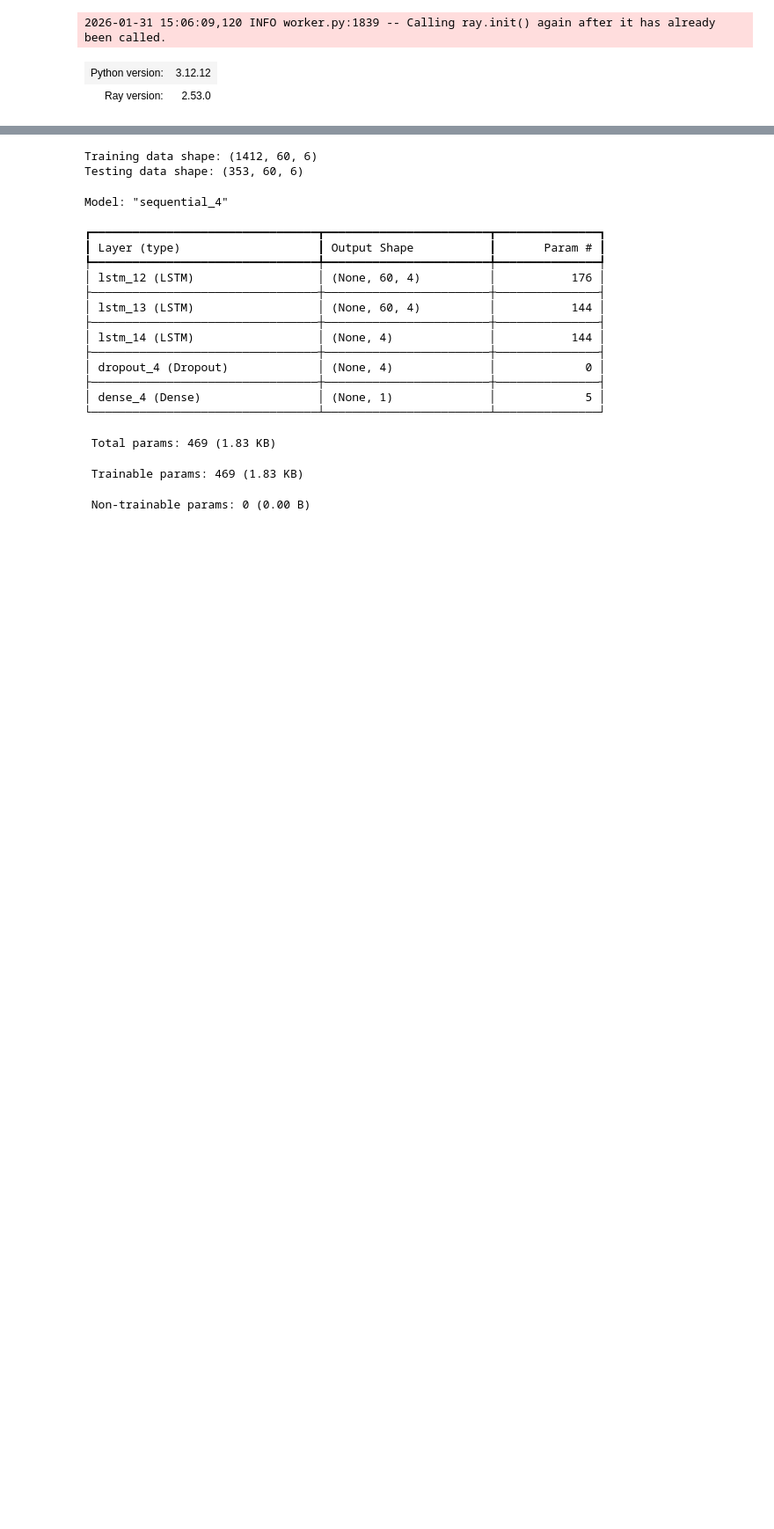
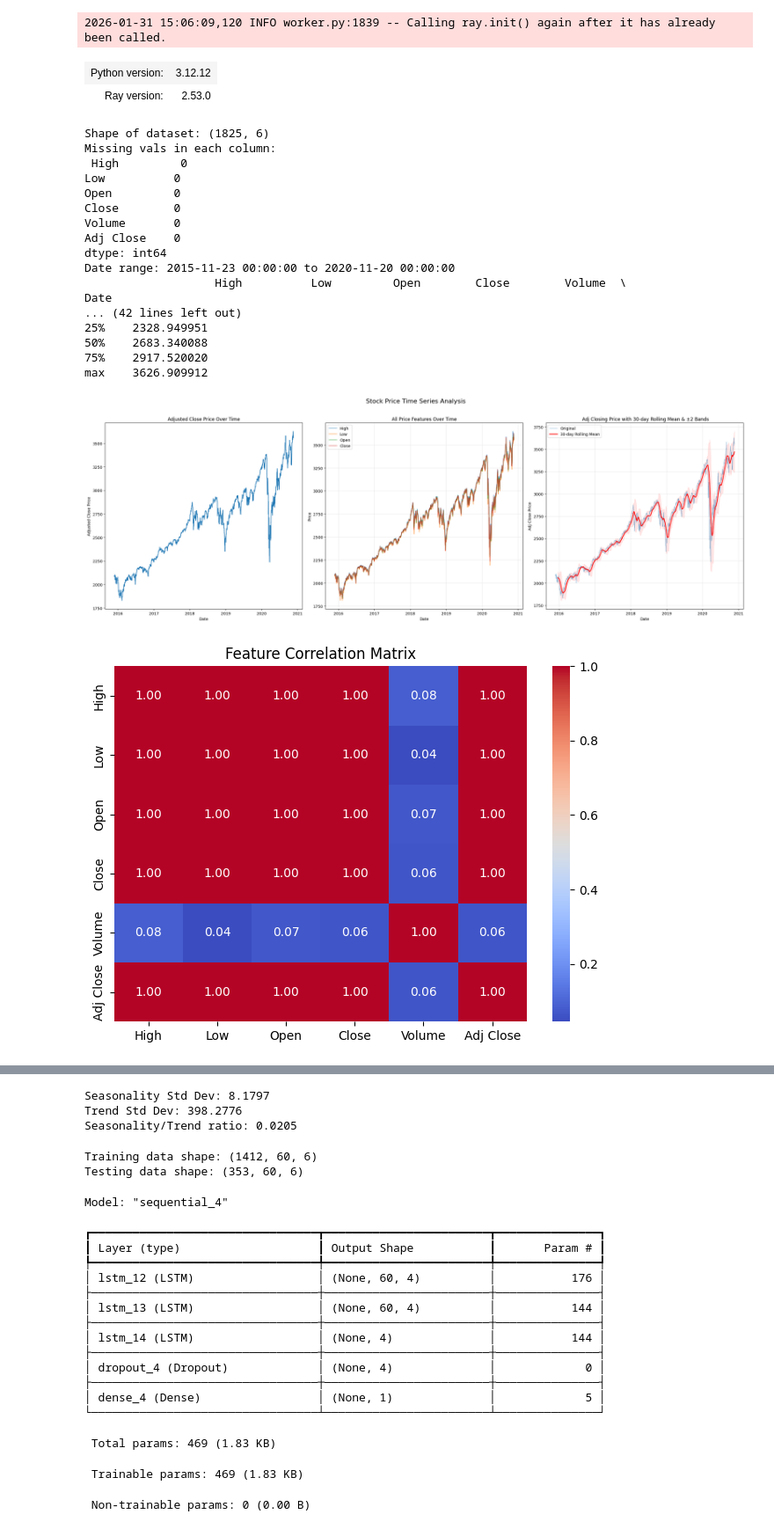
Before and after one commit to jeffmoe/CST_605_Week3, a Jupyter notebook: Week3.ipynb, the cells around one changed output, grey strips where cells are left out. Shown at 88% size. Saved outputs shown, nothing was run; the diff lists cells and outputs as text; code cells hidden in the pictures; blank space fills up the shorter version.

Commit message:
Added explore data function to understand it better before feeding it into the LSTM model

```diff
--- a/Week3.ipynb
+++ b/Week3.ipynb
@@ -132,3 +225,25 @@ ray.init(ignore_reinit_error=True)
 | Ray version: | 2.53.0 |
 # %%
 stocks_df = load_data('yahoo_stock.csv')
+# %%
+explore_data(stocks_df)
+# %% [output]
+Shape of dataset: (1825, 6)
+Missing vals in each column:
+ High         0
+Low          0
+Open         0
+Close        0
+Volume       0
+Adj Close    0
+dtype: int64
+Date range: 2015-11-23 00:00:00 to 2020-11-20 00:00:00
+                   High          Low         Open        Close        Volume  \
+Date
+... (42 lines left out)
+25%    2328.949951
+50%    2683.340088
+75%    2917.520020
+max    3626.909912
+[figure, added]
+[figure, added]
@@ -135,3 +252,6 @@ stocks_df = load_data('yahoo_stock.csv')
+Seasonality Std Dev: 8.1797
+Trend Std Dev: 398.2776
+Seasonality/Trend ratio: 0.0205
 # %%
 X_train, X_test, y_train, y_test, scaler, features, train_size = init_data_prep(stocks_df, ['Open', 'High', 'Low', 'Close', 'Volume', 'Adj Close'], Seq=60)
 # %% [output]
```
Also changed, not shown: parts of 3 cells of this notebook, 1 other file.
